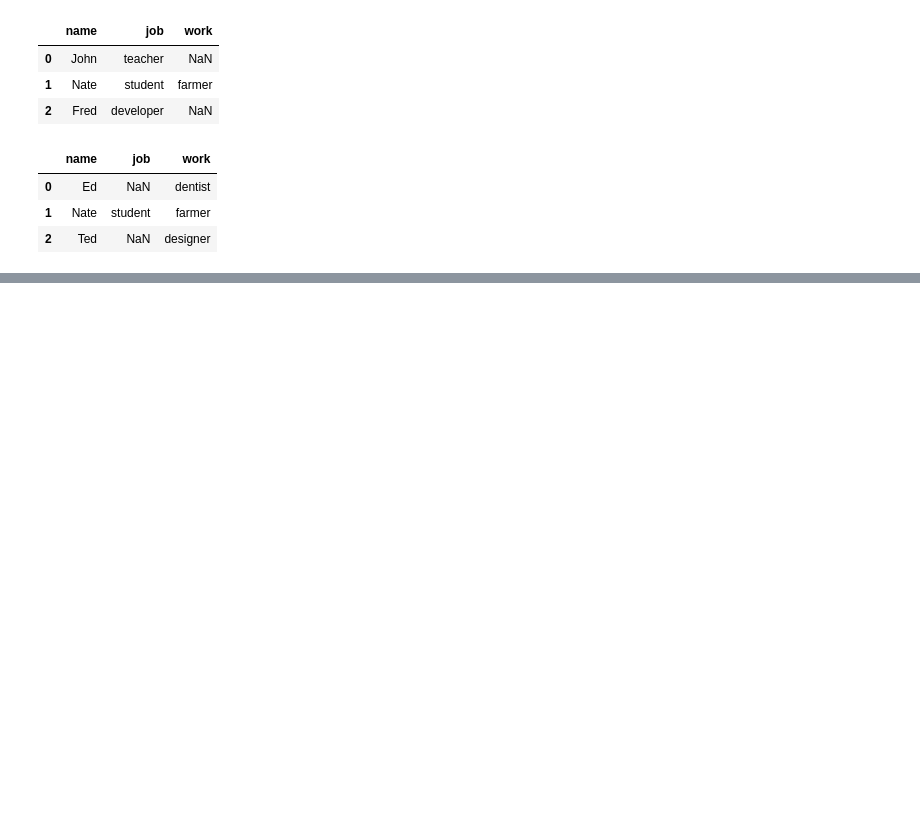
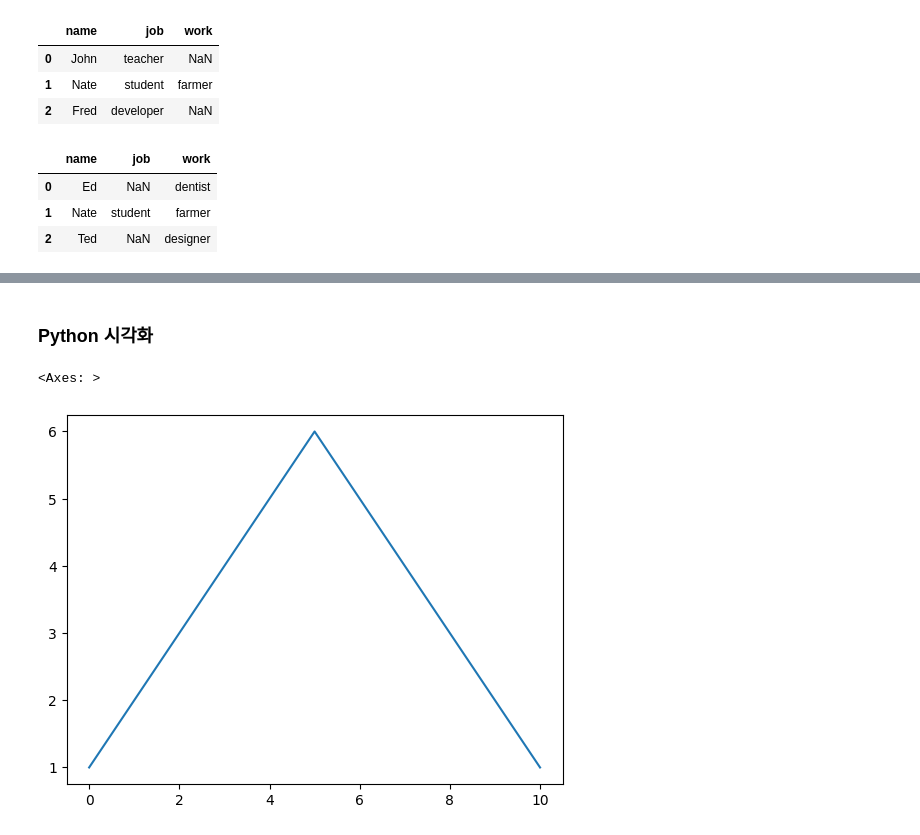
Before and after one commit to Noveled/minstar_blog, a Jupyter notebook: posts/bigleader-01/빅리더_1주차_02일_Pandas (1).ipynb, the cells around one changed output, grey strips where cells are left out. Drawn from its saved outputs; the diff is of its cells as text; code cells hidden in the pictures; blank space fills up the shorter version.

```diff
--- a/posts/bigleader-01/빅리더_1주차_02일_Pandas.ipynb
+++ b/posts/bigleader-01/빅리더_1주차_02일_Pandas (1).ipynb
@@ -558,0 +752,12 @@ df_left
+# %% [markdown]
+### Python 시각화
+# %%
+%matplotlib inline
+
+s = [1,2,3,4,5,6,5,4,3,2,1]
+
+s1 = pd.Series(s)
+s1.plot()
+# %% [output]
+<Axes: >
+[figure, added]
```
Also changed, not shown: parts of 38 cells of this notebook, 11 other files.
